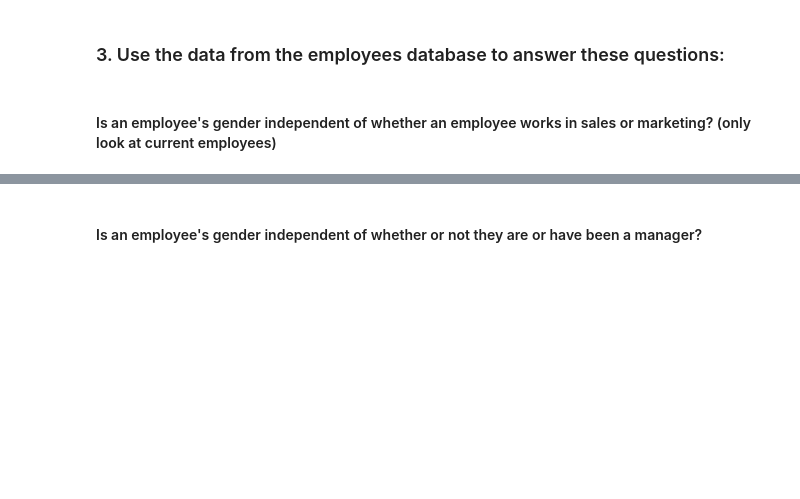
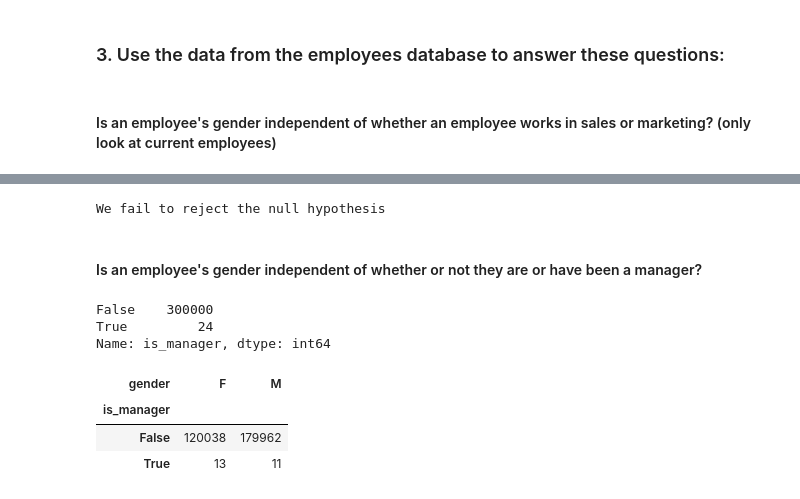
Before and after one commit to jesse-d-marder/statistics-exercises, a Jupyter notebook: hypothesis_testing.ipynb, the cells around one changed output, grey strips where cells are left out. Drawn from its saved outputs; the diff is of its cells as text; code cells hidden in the pictures; blank space fills up the shorter version.

```diff
--- a/hypothesis_testing.ipynb
+++ b/hypothesis_testing.ipynb
@@ -753,2 +876,9 @@ With this high of a p value we fail to reject the null hypothesis, ie these two
+# %%
+if p < alpha:
+    print("We reject the null hypothesis")
+else:
+    print("We fail to reject the null hypothesis")
+# %% [output]
+We fail to reject the null hypothesis
 # %% [markdown]
 #### Is an employee's gender independent of whether or not they are or have been a manager?
@@ -754,0 +892,24 @@ With this high of a p value we fail to reject the null hypothesis, ie these two
+# %%
+query = """
+SELECT emp_no
+FROM dept_manager
+"""
+# %%
+mgr = pd.read_sql(query, get_db_url('employees'))
+# %%
+emp["is_manager"] = emp.emp_no.isin(mgr.emp_no)
+# %%
+emp.is_manager.value_counts()
+# %% [output]
+False    300000
+True         24
+Name: is_manager, dtype: int64
+# %%
+observed = pd.crosstab(emp.is_manager, emp.gender)
+# %%
+observed
+# %% [output]
+| gender | F | M |
+| is_manager |  |  |
+| False | 120038 | 179962 |
+| True | 13 | 11 |
```
Also changed, not shown: parts of 22 cells of this notebook.
